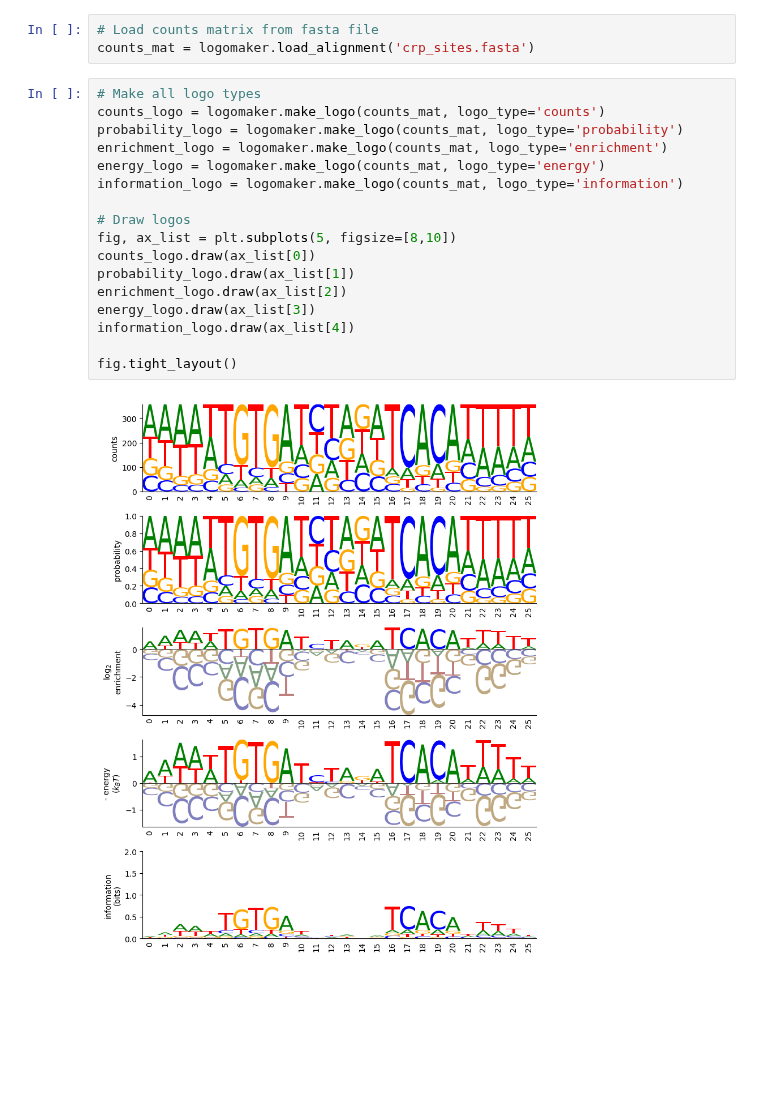
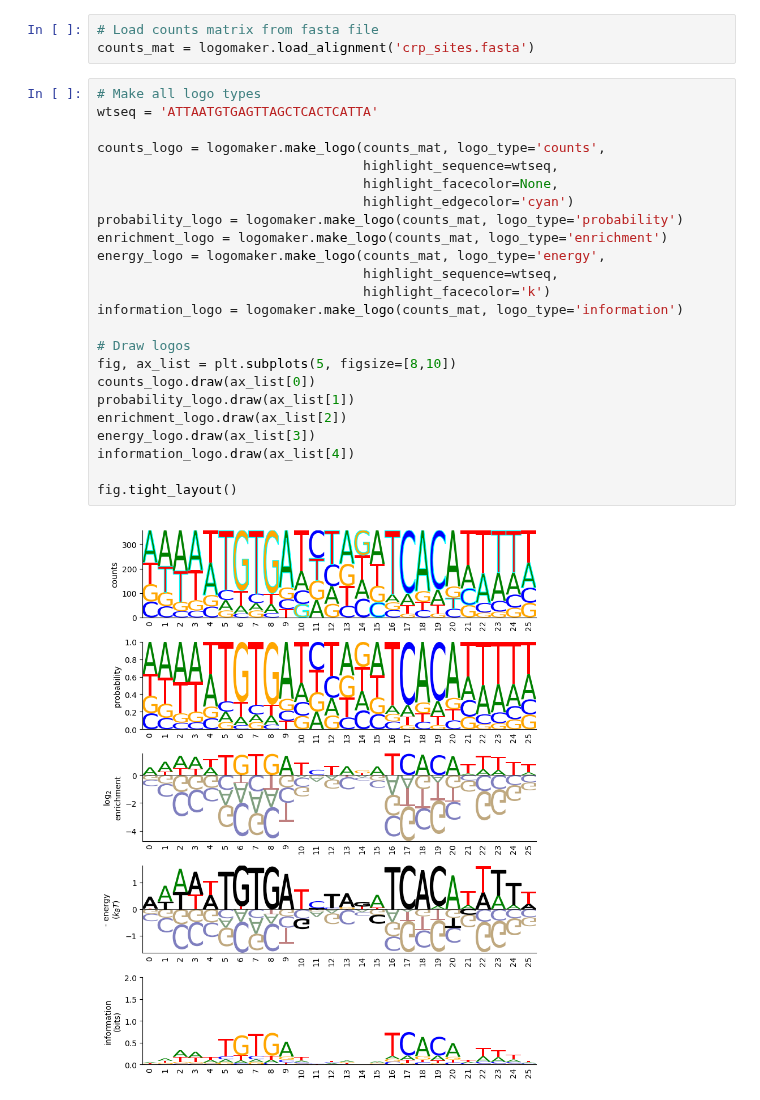
Before and after one commit to jbkinney/logomaker, a Jupyter notebook: test_logo_types.ipynb, the cells around one changed output. Drawn from its saved outputs; the diff is of its cells as text; blank space fills up the shorter version.

```diff
--- a/test_logo_types.ipynb
+++ b/test_logo_types.ipynb
@@ -15,20 +15,27 @@ plt.ion()
 counts_mat = logomaker.load_alignment('crp_sites.fasta')
 # %%
 # Make all logo types
-counts_logo = logomaker.make_logo(counts_mat, logo_type='counts')
+wtseq = 'ATTAATGTGAGTTAGCTCACTCATTA'
+
+counts_logo = logomaker.make_logo(counts_mat, logo_type='counts',
+                                  highlight_sequence=wtseq,
+                                  highlight_facecolor=None,
+                                  highlight_edgecolor='cyan')
 probability_logo = logomaker.make_logo(counts_mat, logo_type='probability')
 enrichment_logo = logomaker.make_logo(counts_mat, logo_type='enrichment')
-energy_logo = logomaker.make_logo(counts_mat, logo_type='energy')
+energy_logo = logomaker.make_logo(counts_mat, logo_type='energy',
+                                  highlight_sequence=wtseq,
+                                  highlight_facecolor='k')
 information_logo = logomaker.make_logo(counts_mat, logo_type='information')
 
 # Draw logos
 fig, ax_list = plt.subplots(5, figsize=[8,10])
 counts_logo.draw(ax_list[0])
 probability_logo.draw(ax_list[1])
 enrichment_logo.draw(ax_list[2])
 energy_logo.draw(ax_list[3])
 information_logo.draw(ax_list[4])
 
 fig.tight_layout()
 # %% [output]
-[figure, old version]
+[figure, new version]
```
Also changed, not shown: 6 other files.
